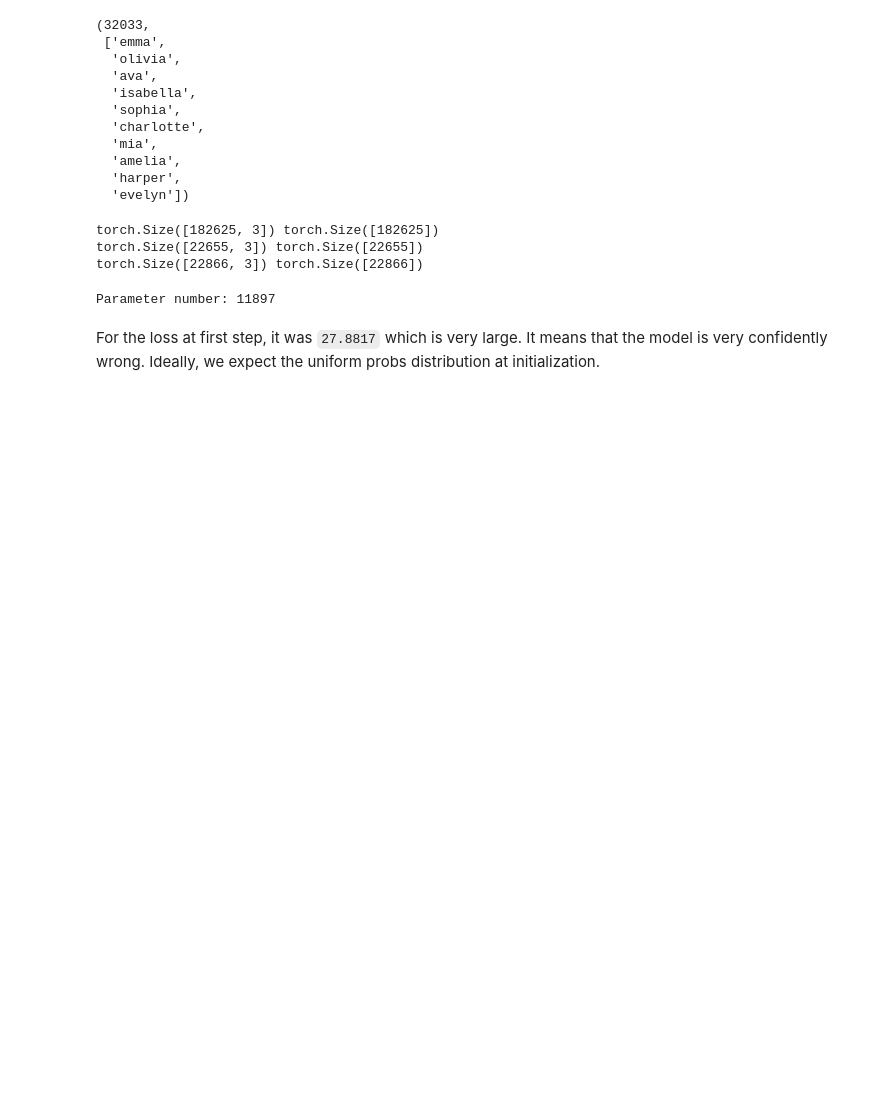
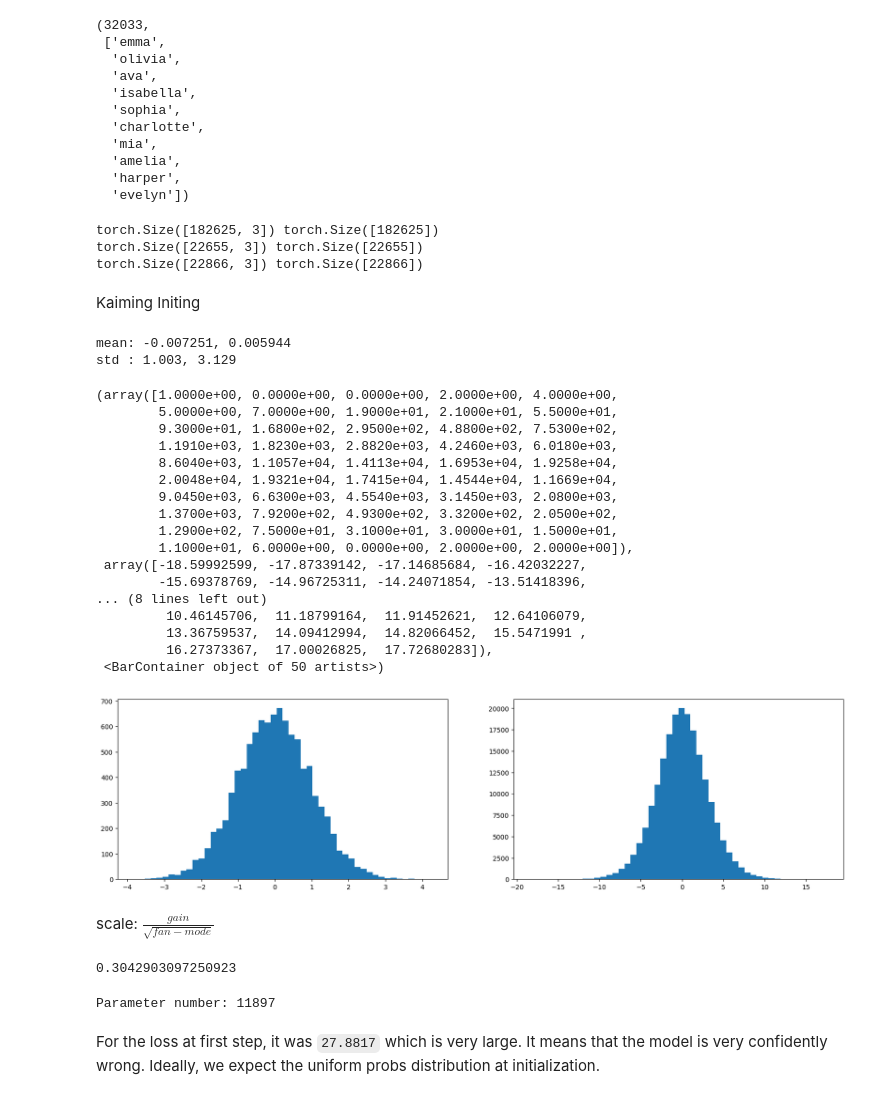
Before and after one commit to LIYunzhe1408/buildmore, a Jupyter notebook: 03-Activations Gradients and BatchNorm.ipynb, the cells around one changed output. Saved outputs shown, nothing was run; the diff lists cells and outputs as text; code cells hidden in the pictures; blank space fills up the shorter version.

Commit message:
Update Kaiming Init.

```diff
--- a/03-Activations Gradients and BatchNorm.ipynb
+++ b/03-Activations Gradients and BatchNorm.ipynb
@@ -61,6 +61,49 @@ x_test , y_test  = build_dataset(words[val_idx:])
 torch.Size([182625, 3]) torch.Size([182625])
 torch.Size([22655, 3]) torch.Size([22655])
 torch.Size([22866, 3]) torch.Size([22866])
+# %% [markdown]
+Kaiming Initing
+# %%
+x = torch.randn((1000, 10))
+w = torch.randn((10, 200))
+w = torch.randn((10, 200)) / 10 ** 0.5
+y = x @ w
+print(f"mean: {x.mean():.4}, {y.mean():.4}")
+print(f"std : {x.std():.4}, {y.std():.4}")
+plt.figure(figsize=(20, 5))
+plt.subplot(1, 2, 1)
+plt.hist(x.view(-1).tolist(), 50)
+plt.subplot(1, 2, 2)
+plt.hist(y.view(-1).tolist(), 50)
+# We need to scale the w to have y.std() close to 1.
+# %% [output]
+mean: -0.007251, 0.005944
+std : 1.003, 3.129
+(array([1.0000e+00, 0.0000e+00, 0.0000e+00, 2.0000e+00, 4.0000e+00,
+        5.0000e+00, 7.0000e+00, 1.9000e+01, 2.1000e+01, 5.5000e+01,
+        9.3000e+01, 1.6800e+02, 2.9500e+02, 4.8800e+02, 7.5300e+02,
+        1.1910e+03, 1.8230e+03, 2.8820e+03, 4.2460e+03, 6.0180e+03,
+        8.6040e+03, 1.1057e+04, 1.4113e+04, 1.6953e+04, 1.9258e+04,
+        2.0048e+04, 1.9321e+04, 1.7415e+04, 1.4544e+04, 1.1669e+04,
+        9.0450e+03, 6.6300e+03, 4.5540e+03, 3.1450e+03, 2.0800e+03,
+        1.3700e+03, 7.9200e+02, 4.9300e+02, 3.3200e+02, 2.0500e+02,
+        1.2900e+02, 7.5000e+01, 3.1000e+01, 3.0000e+01, 1.5000e+01,
+        1.1000e+01, 6.0000e+00, 0.0000e+00, 2.0000e+00, 2.0000e+00]),
+ array([-18.59992599, -17.87339142, -17.14685684, -16.42032227,
+        -15.69378769, -14.96725311, -14.24071854, -13.51418396,
+... (8 lines left out)
+         10.46145706,  11.18799164,  11.91452621,  12.64106079,
+         13.36759537,  14.09412994,  14.82066452,  15.5471991 ,
+         16.27373367,  17.00026825,  17.72680283]),
+ <BarContainer object of 50 artists>)
+[figure, added]
+# %% [markdown]
+scale: $\frac{gain}{\sqrt{fan-mode}}$
+# %%
+w_scale = (5 / 3) / (block_size * emb_dim)**0.5
+w_scale
+# %% [output]
+0.3042903097250923
 # %%
 emb_dim = 10
 hidden_dim = 200
```
Also changed, not shown: parts of 9 cells of this notebook.
